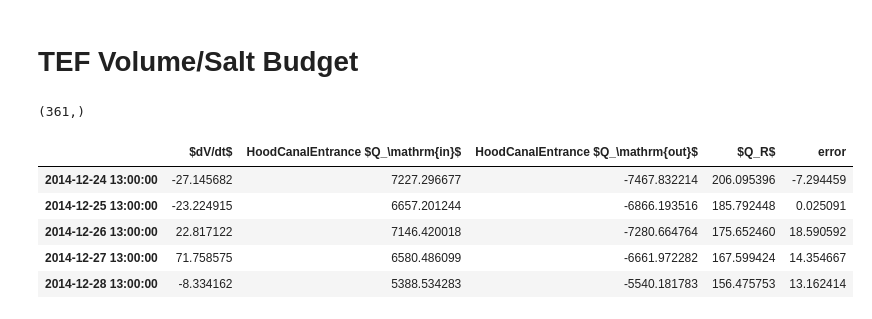
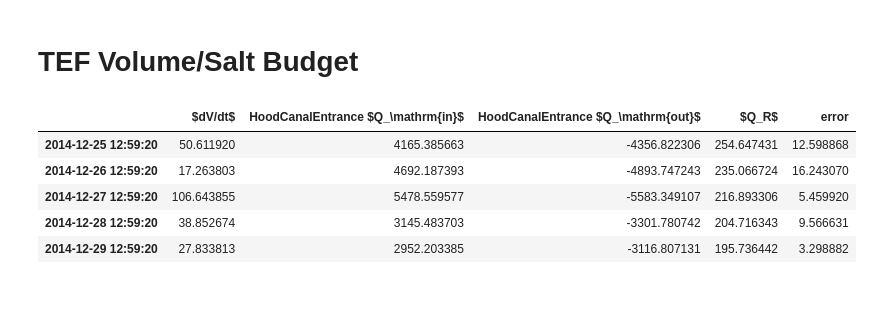
Before and after one commit to bedaro/ssm-analysis, a Jupyter notebook: transport/TEFBudget.ipynb, the cells around one changed output. Saved outputs shown, nothing was run; the diff lists cells and outputs as text; code cells hidden in the pictures.

```diff
--- a/transport/TEFBudget.ipynb
+++ b/transport/TEFBudget.ipynb
@@ -269,9 +300,11 @@ if len(cut_indices_model) > 0:
                           model_output_times[cut_indices_model.min()]) / 87600
     print(f'Need to remove {time_removed_model:.2f} days of model output from end of run')
     right_cut_model = cut_indices_model.min()
+    right_cut_deriv = right_cut_model - 1
     model_output_times = model_output_times[:right_cut_model]
 else:
     right_cut_model = None
+    right_cut_deriv = None
 cut_indices_section = (section_output_times > river_times.max()).nonzero()[0]
 if len(cut_indices_section) > 0:
     right_cut_section = cut_indices_section.min()
@@ -287,8 +319,9 @@ t: 8736; QR: 365; Qin/out: 8736
 # %% [markdown]
 ## Perform Volume Balance and Plot Result
 # %%
-model_dates = pd.Timestamp(hydro_output_start) + pd.to_timedelta(model_output_times[1:], 's')
-model_df = pd.DataFrame({'$dV/dt$': dVdt[:right_cut_model-1]}, index=model_dates)
+model_dates = pd.Timestamp(hydro_output_start) + pd.to_timedelta(model_output_times[:], 's')
+model_df = pd.DataFrame({'$dV/dt$': dVdt[:right_cut_deriv]},
+                        index=model_dates[1:])
 section_data = {}
 for x in section_names:
     section_data[x + ' $Q_\mathrm{prism,in}$'] = qpr_in[x][:right_cut_section]
@@ -427,7 +463,7 @@ masked_array(data=[-1551690.884399748, -668570.9053551895,
 # %% [markdown]
 ## Perform Salt Balance and Plot Result
 # %%
-model_salt_df = pd.DataFrame({'$d(VS)/dt$': dVSdt[:right_cut_model-1]}, index=model_dates)
+model_salt_df = pd.DataFrame({'$d(VS)/dt$': dVSdt[:right_cut_deriv]}, index=model_dates[1:])
 salt_section_data = {}
 for x in section_names:
     salt_section_data[x + ' $QS_\mathrm{prism,in}$'] = qspr_in[x][:right_cut_section]
@@ -489,6 +526,10 @@ q_in = {}
 q_out = {}
 qs_in = {}
 qs_out = {}
+qc_in = {s: {} for s in statevars}
+qc_out = {s: {} for s in statevars}
+# FIXME apply transect_directions multiplier to reverse flow of certain
+# transects defining the CV. Not a problem for single-transect CVs
 for s in section_names:
     with open(path.join(extracts_path, 'bulk', s + '.p'), 'rb') as f:
         bulk_result = pickle.load(f)
@@ -501,32 +542,40 @@ for s in section_names:
     q_out[s] = qq_out.sum(axis=1)
     qs_in[s] = np.nansum(qq_in * ss, axis=1)
     qs_out[s] = np.nansum(qq_out * ss, axis=1)
-next(iter(qs_in.values())).shape
+    if 'QQC' in bulk_result:
+        for v in statevars:
+            assert v in bulk_result['QQC'], f'Requested constituent {v} is not present in TEF data'
+        for c,qqc in bulk_result['QQC'].items():
+            if c not in qc_in:
+                continue
+            qqc_in = np.where(qqc > 0, qqc, 0)
+            qqc_out = np.where(qqc < 0, qqc, 0)
+            qc_in[c][s] = qqc_in.sum(axis=1)
+            qc_out[c][s] = qqc_out.sum(axis=1)
-# %% [output]
-(361,)
 # %%
-model_df = pd.DataFrame({'$dV/dt$': dVdt[:right_cut_model-1]}, index=model_dates)
+model_df = pd.DataFrame({'$dV/dt$': dVdt[:right_cut_deriv]}, index=model_dates[1:])
 # Filter just the section dates (hourly) and tidally average
 model_df = model_df.loc[model_df.index.isin(section_dates)].copy()
 model_df['$dV/dt$'] = filt_godin(model_df['$dV/dt$'])
 section_data = {}
 for x in section_names:
     section_data[x + ' $Q_\mathrm{in}$']  = q_in[x]
     section_data[x + ' $Q_\mathrm{out}$'] = q_out[x]
 qr_series = pd.Series(filt_godin(rivers_interp), index=section_dates, name='$Q_R$')
 
 tef_vol_budget = (model_df.merge(pd.DataFrame(section_data, index=bulk_dates), how='left', left_index=True, right_index=True)
                   .merge(pd.DataFrame(qr_series), how='left', left_index=True, right_index=True))
 tef_vol_budget['error'] = -tef_vol_budget['$dV/dt$'] + tef_vol_budget[tef_vol_budget.columns[tef_vol_budget.columns != '$dV/dt$']].sum(1)
 tef_vol_budget.dropna(inplace=True)
+tef_vol_budget.to_excel(out_file('tef_vol_budget.xlsx'))
 tef_vol_budget.tail()
 # %% [output]
 |  | $dV/dt$ | HoodCanalEntrance $Q_\mathrm{in}$ | HoodCanalEntrance $Q_\mathrm{out}$ | $Q_R$ | error |
-| 2014-12-24 13:00:00 | -27.145682 | 7227.296677 | -7467.832214 | 206.095396 | -7.294459 |
-| 2014-12-25 13:00:00 | -23.224915 | 6657.201244 | -6866.193516 | 185.792448 | 0.025091 |
-| 2014-12-26 13:00:00 | 22.817122 | 7146.420018 | -7280.664764 | 175.652460 | 18.590592 |
-| 2014-12-27 13:00:00 | 71.758575 | 6580.486099 | -6661.972282 | 167.599424 | 14.354667 |
-| 2014-12-28 13:00:00 | -8.334162 | 5388.534283 | -5540.181783 | 156.475753 | 13.162414 |
+| 2014-12-25 12:59:20 | 50.611920 | 4165.385663 | -4356.822306 | 254.647431 | 12.598868 |
+| 2014-12-26 12:59:20 | 17.263803 | 4692.187393 | -4893.747243 | 235.066724 | 16.243070 |
+| 2014-12-27 12:59:20 | 106.643855 | 5478.559577 | -5583.349107 | 216.893306 | 5.459920 |
+| 2014-12-28 12:59:20 | 38.852674 | 3145.483703 | -3301.780742 | 204.716343 | 9.566631 |
+| 2014-12-29 12:59:20 | 27.833813 | 2952.203385 | -3116.807131 | 195.736442 | 3.298882 |
 # %%
 fig, ax = plot_budget(tef_vol_budget)
 
```
Also changed, not shown: parts of 32 cells of this notebook.
